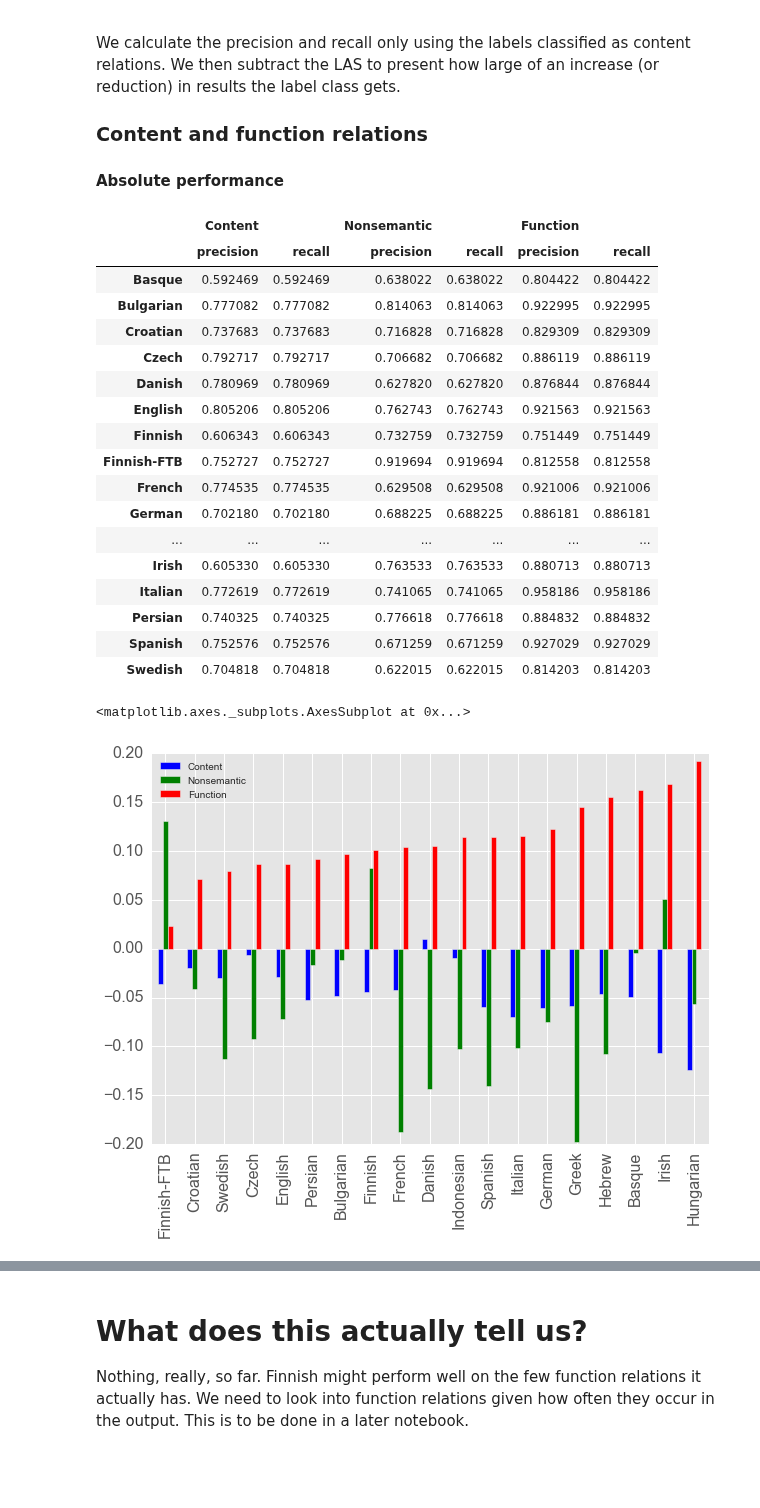
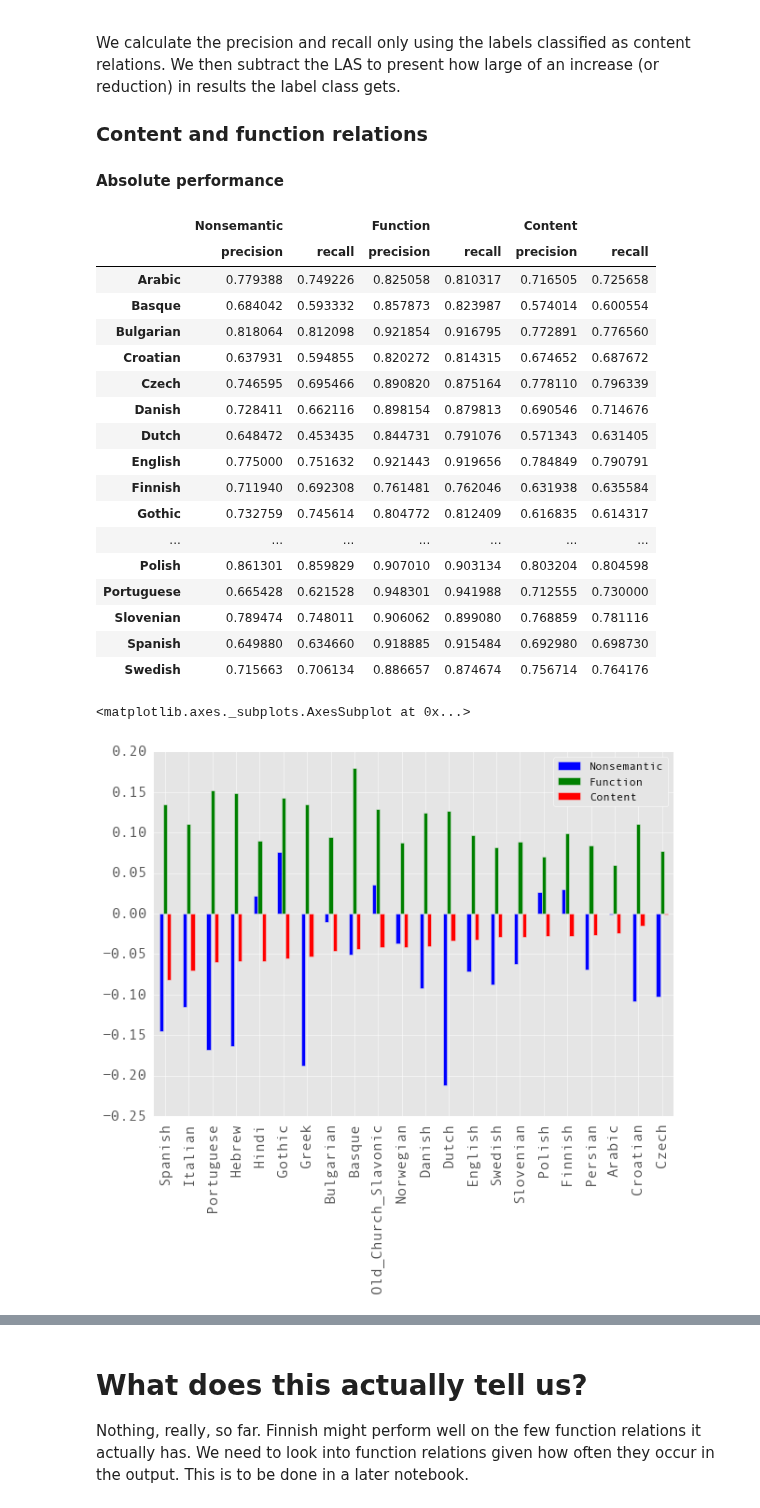
Before and after one commit to jimmycallin/udeval, a Jupyter notebook: notebooks/5. Analysis of parser results (Maltparser, default settings).ipynb, the cells around one changed output, grey strips where cells are left out. Drawn from its saved outputs; the diff is of its cells as text; code cells hidden in the pictures; blank space fills up the shorter version.

```diff
--- a/notebooks/5. Analysis of parser results (Maltparser, default settings).ipynb
+++ b/notebooks/5. Analysis of parser results (Maltparser, default settings).ipynb
@@ -33,10 +33,13 @@ As specified in [A manual classification of dependency relations](/notebooks/3.%
 # %%
 # Matplotlib
 %matplotlib inline
-import matplotlib
+import matplotlib as mpl
 from matplotlib import pylab
+import matplotlib.pyplot as plt
 pylab.rcParams['figure.figsize'] = (10.0, 7.0)
-matplotlib.style.use('ggplot')
+mpl.style.use('ggplot')
+from matplotlib.backends.backend_pgf import FigureCanvasPgf
+mpl.backend_bases.register_backend('pgf', FigureCanvasPgf)
 
 # Remove warnings
 import warnings
@@ -48,22 +51,22 @@ from collections import defaultdict
 
 # Data management libraries
 import pandas as pd
-import seaborn as sns
+#import seaborn as sns
 
 # Treebank utils, found in "../tools"
 import udeval, lang_utils, dependency_classes
 
 is_labeled = True
-is_fine_grained_deprels = True
+is_fine_grained_deprels = False
 file_format = "conllx"
-test_type = "dev"
+test_type = "test"
 
-system_output_base = "/Users/jimmy/dev/edu/nlp-rod/udeval/resources/maltdefault_output_dev/"
-gold_output_base = "/Users/jimmy/dev/edu/nlp-rod/udeval/resources/universaldependencies1-1/ud-treebanks-v1.1/"
+system_output_base = "/Users/jimmy/dev/edu/nlp-rod/udeval/resources/maltdefault_coarse_output_test_1-2/"
+gold_output_base = "/Users/jimmy/dev/edu/nlp-rod/udeval/resources/universaldependencies1-2/universal-dependencies-1.2/"
 file_prefix = "maltdefault"
 
 system_files = lang_utils.get_system_output_paths(system_output_base, type_=test_type, format_=file_format)
-gold_files = lang_utils.get_ud_paths(gold_output_base, type_=test_type, format_=file_format)
+gold_files = lang_utils.get_ud_paths(gold_output_base, type_=test_type, format_=file_format, coarse=not is_fine_grained_deprels)
 
 def labeled_attachment_scores():
     las = {}
@@ -71,6 +74,16 @@ def labeled_attachment_scores():
         s_out = system_path
         g_out = gold_files[lang]
         score = udeval.attachment_score(s_out, g_out, labeled=is_labeled, fine_grained_deprels=is_fine_grained_deprels)
+        las[lang] = score
+    return pd.Series(las)
+
+def weighted_attachment_scores():
+    las = {}
+    iwe = (1 - pd.Series.from_csv('../data/degree_of_functionality.inverse_word_entropy.csv')).to_dict()
+    for lang, system_path in system_files.items():
+        s_out = system_path
+        g_out = gold_files[lang]
+        score = udeval.weighted_las(s_out, g_out, iwe)
         las[lang] = score
     return pd.Series(las)
 
@@ -83,7 +96,7 @@ def precision_recall_filter_labels(labels):
         precision, recall = udeval.labels_precision_recall(s_out,
                                                            g_out,
                                                            labels=labels,
-                                                           fine_grained_deprels=is_labeled)
+                                                           fine_grained_deprels=is_fine_grained_deprels)
         index.append(lang)
         prec_recs["precision"].append(precision)
         prec_recs["recall"].append(recall)
@@ -156,27 +229,28 @@ content_function_results = pd.concat(results_dict.values(), keys=results_dict.ke
 content_function_results.to_csv('../data/' + file_prefix + '.content_function_deprels.las.csv')
 content_function_results
 # %% [output]
-|  | Content |  | Nonsemantic |  | Function |  |
+|  | Nonsemantic |  | Function |  | Content |  |
 |  | precision | recall | precision | recall | precision | recall |
-| Basque | 0.592469 | 0.592469 | 0.638022 | 0.638022 | 0.804422 | 0.804422 |
-| Bulgarian | 0.777082 | 0.777082 | 0.814063 | 0.814063 | 0.922995 | 0.922995 |
-| Croatian | 0.737683 | 0.737683 | 0.716828 | 0.716828 | 0.829309 | 0.829309 |
-| Czech | 0.792717 | 0.792717 | 0.706682 | 0.706682 | 0.886119 | 0.886119 |
-| Danish | 0.780969 | 0.780969 | 0.627820 | 0.627820 | 0.876844 | 0.876844 |
-| English | 0.805206 | 0.805206 | 0.762743 | 0.762743 | 0.921563 | 0.921563 |
-| Finnish | 0.606343 | 0.606343 | 0.732759 | 0.732759 | 0.751449 | 0.751449 |
-| Finnish-FTB | 0.752727 | 0.752727 | 0.919694 | 0.919694 | 0.812558 | 0.812558 |
-| French | 0.774535 | 0.774535 | 0.629508 | 0.629508 | 0.921006 | 0.921006 |
-| German | 0.702180 | 0.702180 | 0.688225 | 0.688225 | 0.886181 | 0.886181 |
+| Arabic | 0.779388 | 0.749226 | 0.825058 | 0.810317 | 0.716505 | 0.725658 |
+| Basque | 0.684042 | 0.593332 | 0.857873 | 0.823987 | 0.574014 | 0.600554 |
+| Bulgarian | 0.818064 | 0.812098 | 0.921854 | 0.916795 | 0.772891 | 0.776560 |
+| Croatian | 0.637931 | 0.594855 | 0.820272 | 0.814315 | 0.674652 | 0.687672 |
+| Czech | 0.746595 | 0.695466 | 0.890820 | 0.875164 | 0.778110 | 0.796339 |
+| Danish | 0.728411 | 0.662116 | 0.898154 | 0.879813 | 0.690546 | 0.714676 |
+| Dutch | 0.648472 | 0.453435 | 0.844731 | 0.791076 | 0.571343 | 0.631405 |
+| English | 0.775000 | 0.751632 | 0.921443 | 0.919656 | 0.784849 | 0.790791 |
+| Finnish | 0.711940 | 0.692308 | 0.761481 | 0.762046 | 0.631938 | 0.635584 |
+| Gothic | 0.732759 | 0.745614 | 0.804772 | 0.812409 | 0.616835 | 0.614317 |
 | ... | ... | ... | ... | ... | ... | ... |
-| Irish | 0.605330 | 0.605330 | 0.763533 | 0.763533 | 0.880713 | 0.880713 |
-| Italian | 0.772619 | 0.772619 | 0.741065 | 0.741065 | 0.958186 | 0.958186 |
-| Persian | 0.740325 | 0.740325 | 0.776618 | 0.776618 | 0.884832 | 0.884832 |
-| Spanish | 0.752576 | 0.752576 | 0.671259 | 0.671259 | 0.927029 | 0.927029 |
-| Swedish | 0.704818 | 0.704818 | 0.622015 | 0.622015 | 0.814203 | 0.814203 |
+| Polish | 0.861301 | 0.859829 | 0.907010 | 0.903134 | 0.803204 | 0.804598 |
+| Portuguese | 0.665428 | 0.621528 | 0.948301 | 0.941988 | 0.712555 | 0.730000 |
+| Slovenian | 0.789474 | 0.748011 | 0.906062 | 0.899080 | 0.768859 | 0.781116 |
+| Spanish | 0.649880 | 0.634660 | 0.918885 | 0.915484 | 0.692980 | 0.698730 |
+| Swedish | 0.715663 | 0.706134 | 0.886657 | 0.874674 | 0.756714 | 0.764176 |
 # %%
-content_function_precisions = content_function_results.subtract(all_labels_results, level=1).xs('precision', level=1, axis=1)
-content_function_precisions.sort_values('Function').plot(kind='bar', fontsize=16)
+content_function_precisions = content_function_results.subtract(all_labels_results, level=1).xs('recall', level=1, axis=1)
+content_recall = content_function_precisions.sort_values('Content')['Content']
+content_function_precisions.sort_values('Content').plot(kind='bar', fontsize=16)
 # %% [output]
 <matplotlib.axes._subplots.AxesSubplot at 0x...>
-[figure, old version]
+[figure, new version]
```
Also changed, not shown: parts of 17 cells of this notebook, 5 other files.
